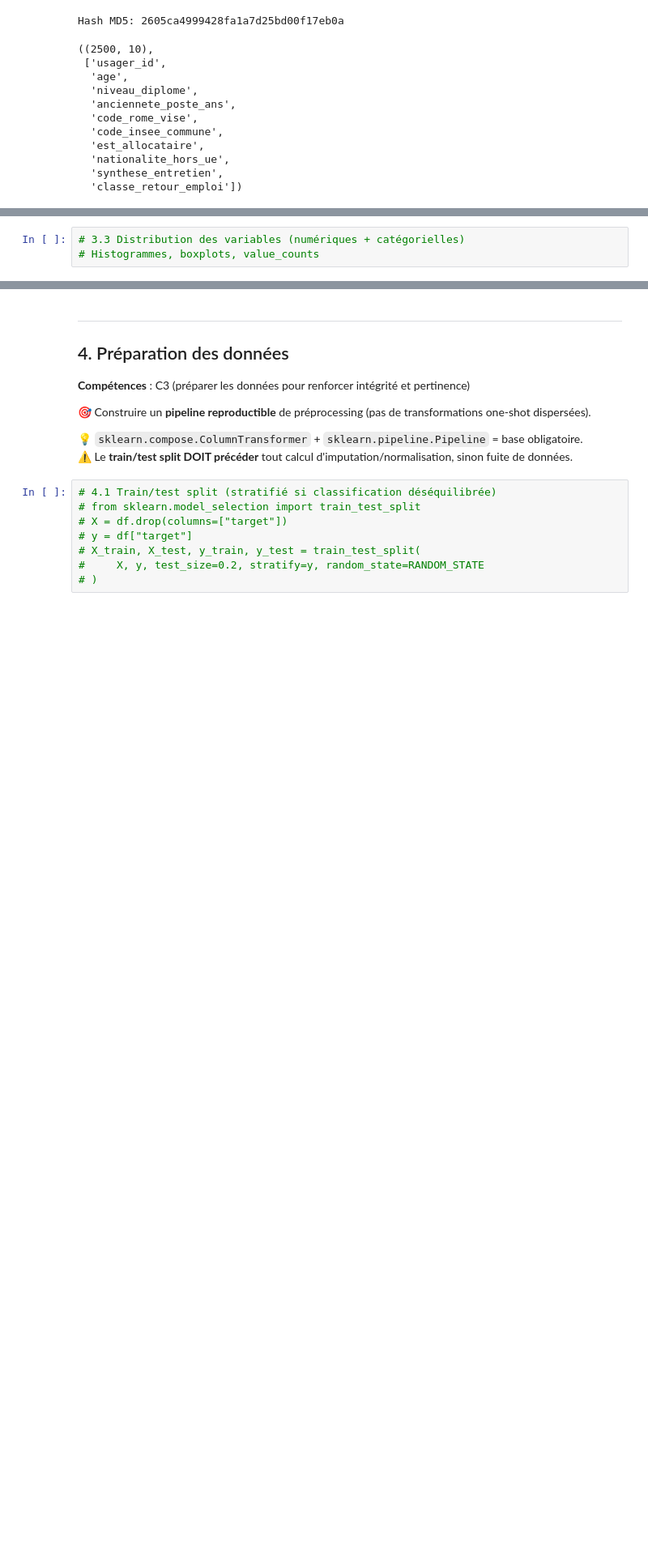
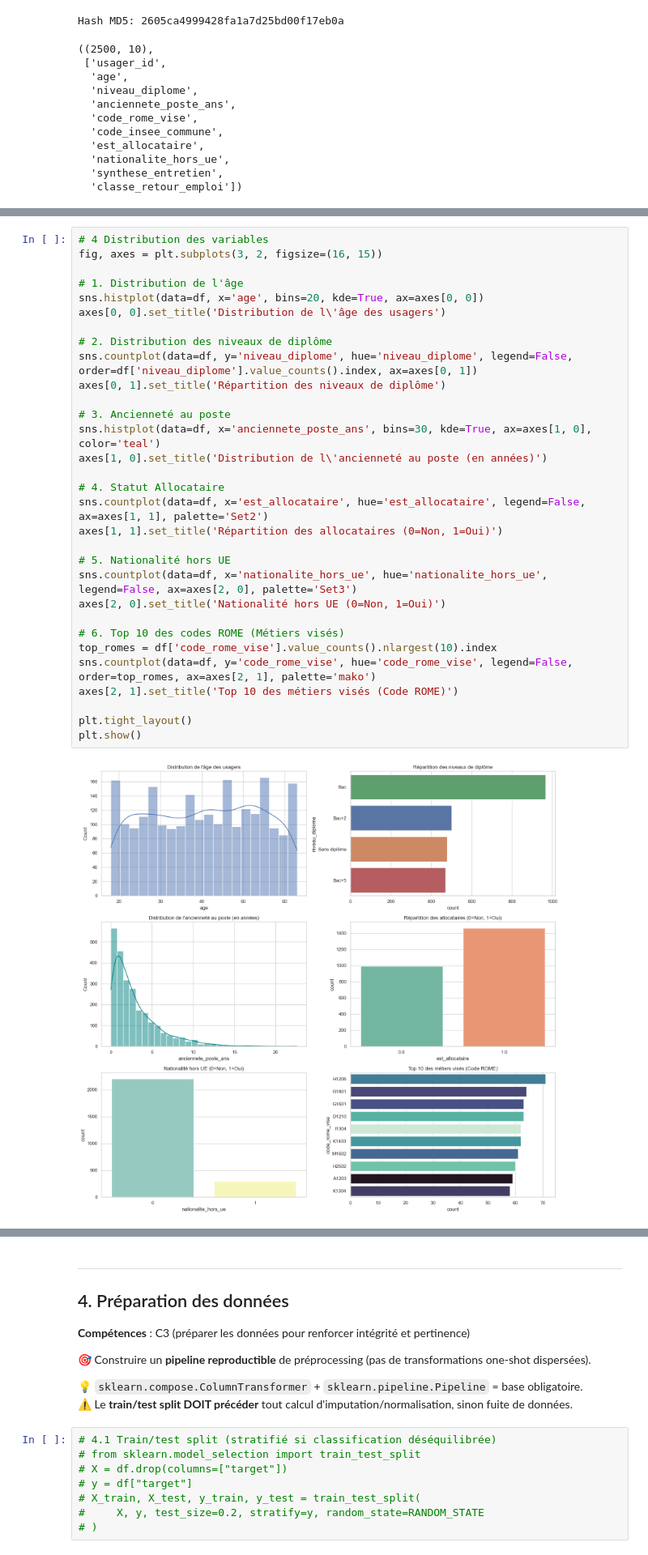
Before and after one commit to FranckBeugnet/certification_upskilling_ia, a Jupyter notebook: cas-usage.ipynb, the cells around one changed output, grey strips where cells are left out. Shown at 81% size. Saved outputs shown, nothing was run; the diff lists cells and outputs as text; blank space fills up the shorter version.

```diff
--- a/cas-usage.ipynb
+++ b/cas-usage.ipynb
@@ -332,3 +429,33 @@ plt.show()
 # %%
-# 3.3 Distribution des variables (numériques + catégorielles)
-# Histogrammes, boxplots, value_counts
+# 4 Distribution des variables
+fig, axes = plt.subplots(3, 2, figsize=(16, 15))
+
+# 1. Distribution de l'âge
+sns.histplot(data=df, x='age', bins=20, kde=True, ax=axes[0, 0])
+axes[0, 0].set_title('Distribution de l\'âge des usagers')
+
+# 2. Distribution des niveaux de diplôme
+sns.countplot(data=df, y='niveau_diplome', hue='niveau_diplome', legend=False, order=df['niveau_diplome'].value_counts().index, ax=axes[0, 1])
+axes[0, 1].set_title('Répartition des niveaux de diplôme')
+
+# 3. Ancienneté au poste
+sns.histplot(data=df, x='anciennete_poste_ans', bins=30, kde=True, ax=axes[1, 0], color='teal')
+axes[1, 0].set_title('Distribution de l\'ancienneté au poste (en années)')
+
+# 4. Statut Allocataire
+sns.countplot(data=df, x='est_allocataire', hue='est_allocataire', legend=False, ax=axes[1, 1], palette='Set2')
+axes[1, 1].set_title('Répartition des allocataires (0=Non, 1=Oui)')
+
+# 5. Nationalité hors UE
+sns.countplot(data=df, x='nationalite_hors_ue', hue='nationalite_hors_ue', legend=False, ax=axes[2, 0], palette='Set3')
+axes[2, 0].set_title('Nationalité hors UE (0=Non, 1=Oui)')
+
+# 6. Top 10 des codes ROME (Métiers visés)
+top_romes = df['code_rome_vise'].value_counts().nlargest(10).index
+sns.countplot(data=df, y='code_rome_vise', hue='code_rome_vise', legend=False, order=top_romes, ax=axes[2, 1], palette='mako')
+axes[2, 1].set_title('Top 10 des métiers visés (Code ROME)')
+
+plt.tight_layout()
+plt.show()
+# %% [output]
+[figure, added]
```
Also changed, not shown: parts of 25 cells of this notebook, 2 other files.
